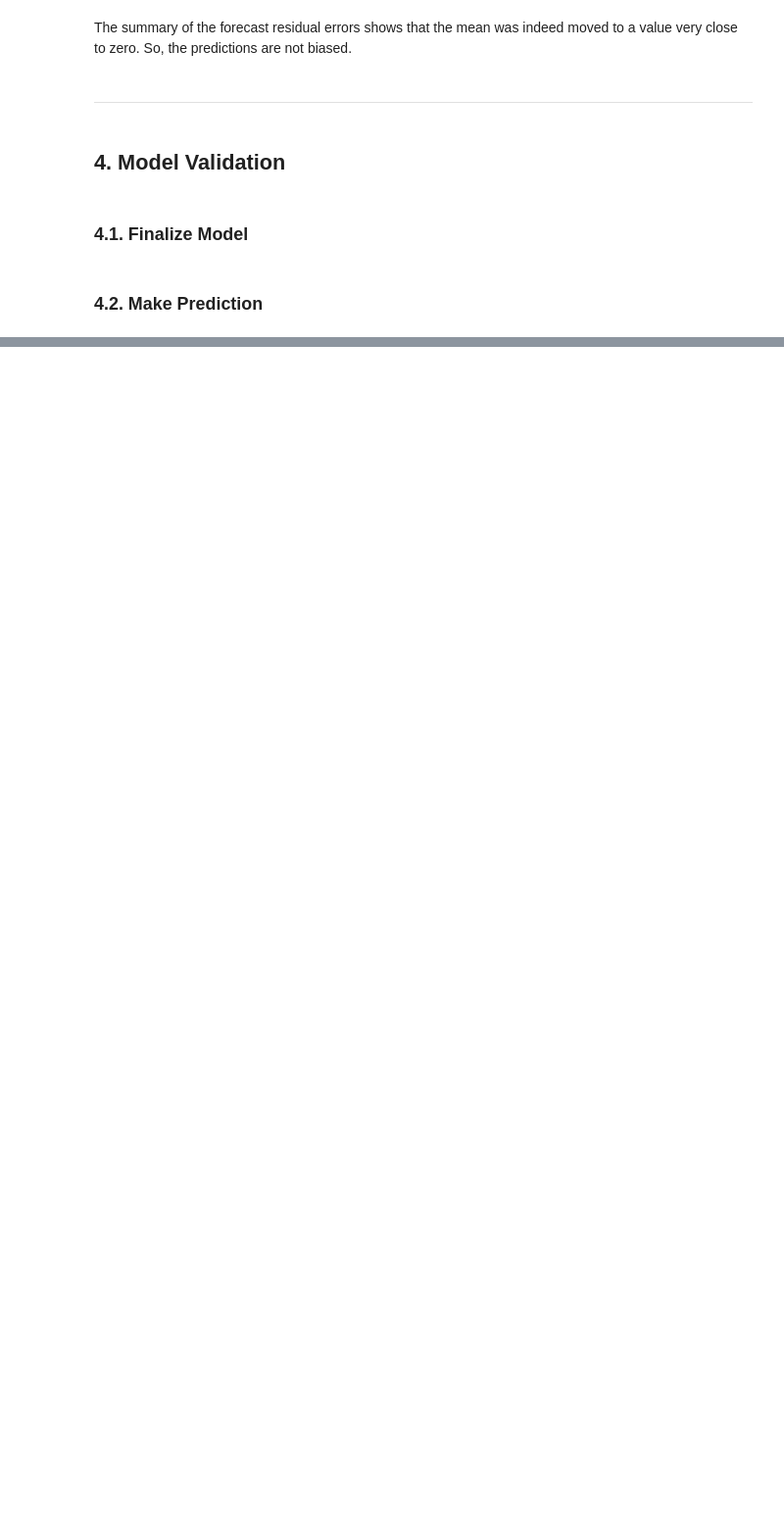
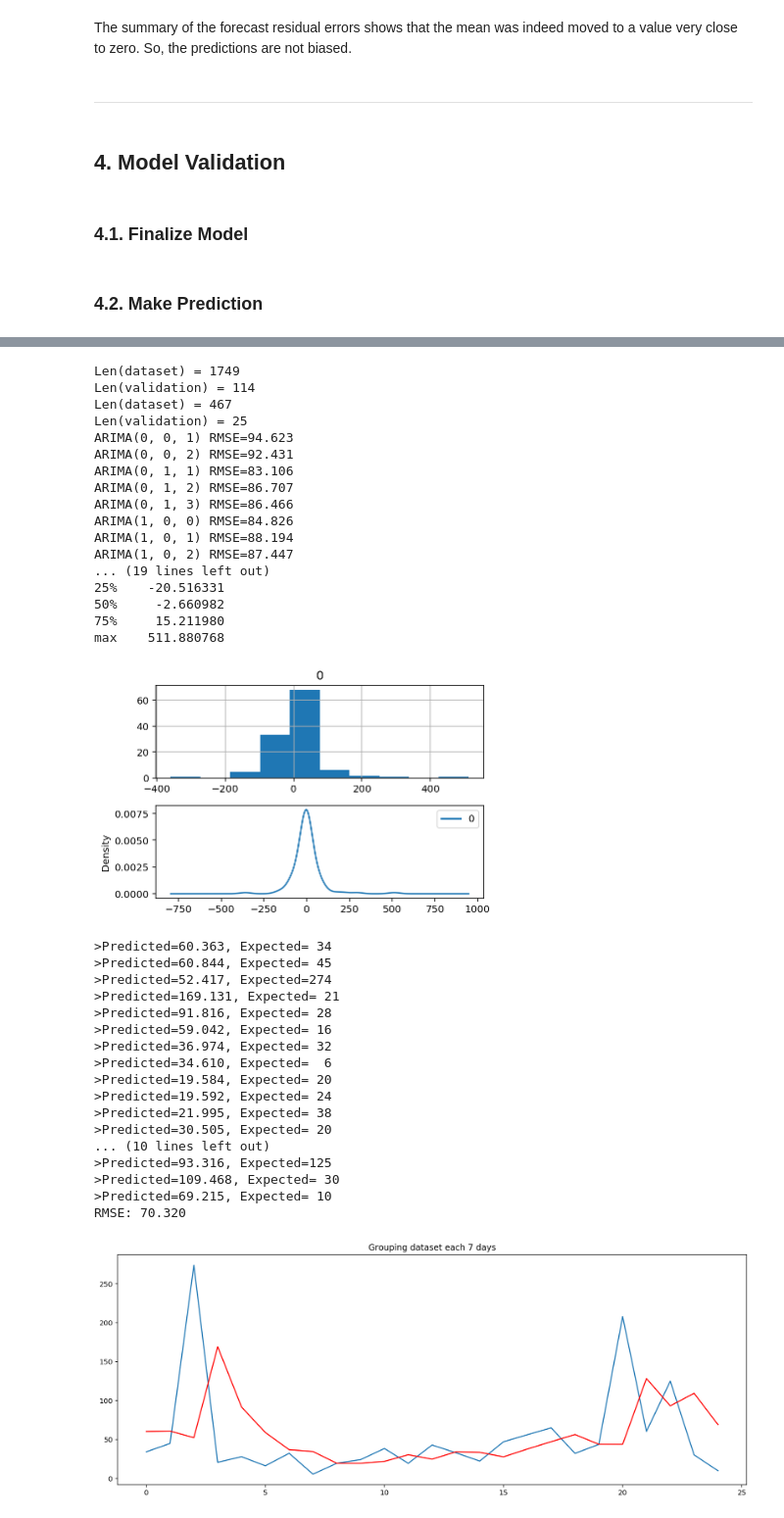
Before and after one commit to jmssalas/master-bigdata-businessanalytics, a Jupyter notebook: 09-masters-thesis/src/forecasting.ipynb, the cells around one changed output, grey strips where cells are left out. Shown at 98% size. Drawn from its saved outputs; the diff is of its cells as text; code cells hidden in the pictures; blank space fills up the shorter version.

```diff
--- a/09-masters-thesis/src/forecasting.ipynb
+++ b/09-masters-thesis/src/forecasting.ipynb
@@ -451,0 +569,53 @@ RMSE: 131.384
+# %%
+# Set the datasets with the dataset_limit
+dataset = data[data.index < dataset_limit]
+validation = data[data.index >= dataset_limit]
+
+print('Len(dataset) =', len(dataset))
+print('Len(validation) =', len(validation))
+
+dataset = dataset.resample('7D').mean().dropna()
+validation = validation.resample('7D').mean().dropna()
+
+print('Len(dataset) =', len(dataset))
+print('Len(validation) =', len(validation))
+dataset.head()
+
+all_process(dataset, validation, 'Grouping dataset each 7 days')
+# %% [output]
+Len(dataset) = 1749
+Len(validation) = 114
+Len(dataset) = 467
+Len(validation) = 25
+ARIMA(0, 0, 1) RMSE=94.623
+ARIMA(0, 0, 2) RMSE=92.431
+ARIMA(0, 1, 1) RMSE=83.106
+ARIMA(0, 1, 2) RMSE=86.707
+ARIMA(0, 1, 3) RMSE=86.466
+ARIMA(1, 0, 0) RMSE=84.826
+ARIMA(1, 0, 1) RMSE=88.194
+ARIMA(1, 0, 2) RMSE=87.447
+... (19 lines left out)
+25%    -20.516331
+50%     -2.660982
+75%     15.211980
+max    511.880768
+[figure, added]
+>Predicted=60.363, Expected= 34
+>Predicted=60.844, Expected= 45
+>Predicted=52.417, Expected=274
+>Predicted=169.131, Expected= 21
+>Predicted=91.816, Expected= 28
+>Predicted=59.042, Expected= 16
+>Predicted=36.974, Expected= 32
+>Predicted=34.610, Expected=  6
+>Predicted=19.584, Expected= 20
+>Predicted=19.592, Expected= 24
+>Predicted=21.995, Expected= 38
+>Predicted=30.505, Expected= 20
+... (10 lines left out)
+>Predicted=93.316, Expected=125
+>Predicted=109.468, Expected= 30
+>Predicted=69.215, Expected= 10
+RMSE: 70.320
+[figure, added]
```
Also changed, not shown: parts of 11 cells of this notebook.
